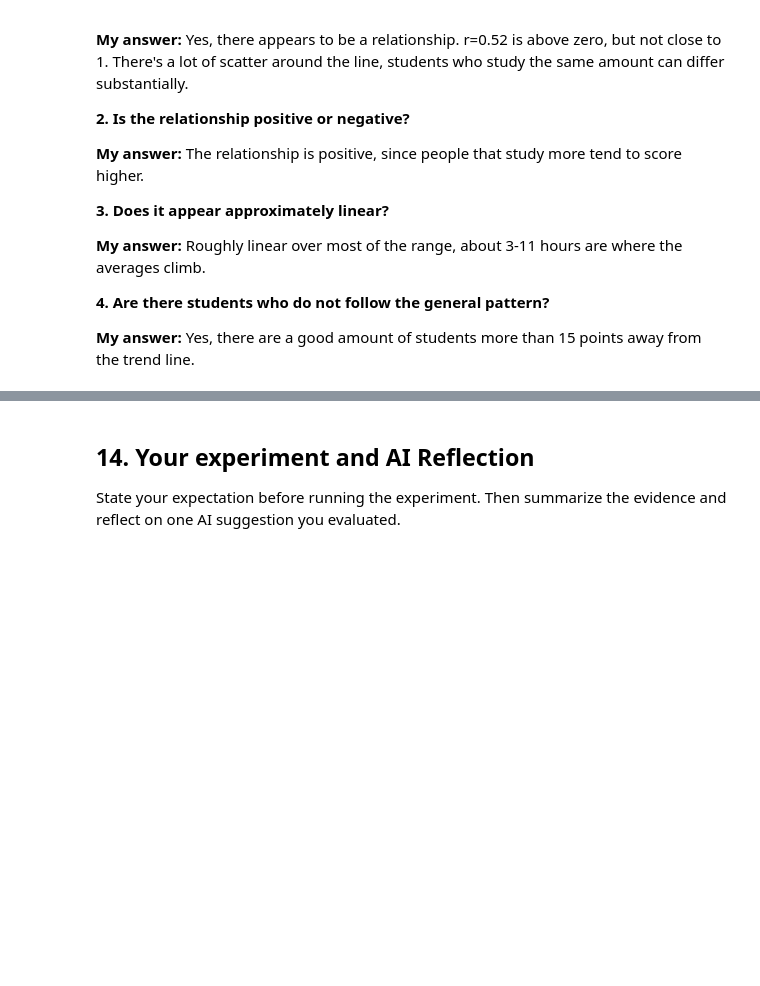
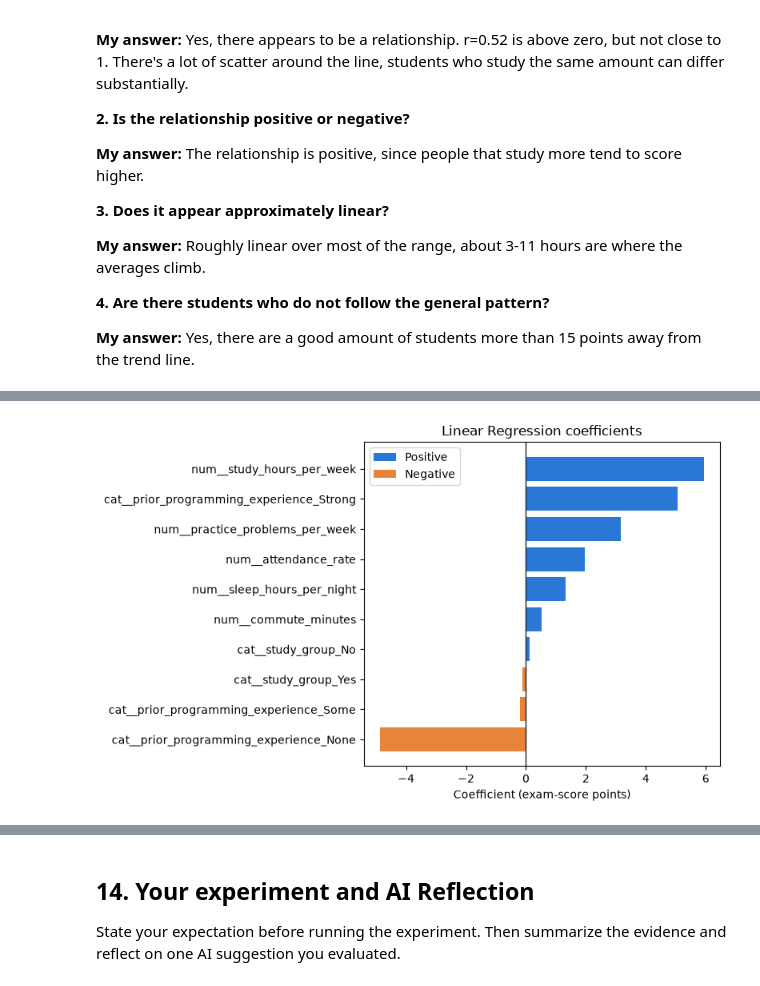
Before and after one commit to JGrade2005/CSE4095_2026, a Jupyter notebook: in_class_assignments/class9/CSE4095_Class3_Starter.ipynb, the cells around one changed output, grey strips where cells are left out. Saved outputs shown, nothing was run; the diff lists cells and outputs as text; code cells hidden in the pictures; blank space fills up the shorter version.

```diff
--- a/in_class_assignments/class9/CSE4095_Class3_Starter.ipynb
+++ b/in_class_assignments/class9/CSE4095_Class3_Starter.ipynb
@@ -326,0 +570,11 @@ Try one nonlinear regressor, such as DecisionTreeRegressor, using the same split
+# %%
+feature_names = lin_reg.named_steps["prep"].get_feature_names_out()
+linear_model = lin_reg.named_steps["model"]
+
+coef_table = pd.DataFrame({
+    "feature": feature_names,
+    "coefficient": linear_model.coef_.round(3),
+}).sort_values("coefficient", ascending=False)
+
+print(f"Intercept: {linear_model.intercept_:.3f}")
+coef_table
@@ -326,0 +594,16 @@ Try one nonlinear regressor, such as DecisionTreeRegressor, using the same split
+# %%
+positive = coef_table[coef_table["coefficient"] >= 0]
+negative = coef_table[coef_table["coefficient"] < 0]
+
+fig, ax = plt.subplots(figsize=(8, 5))
+ax.barh(positive["feature"], positive["coefficient"], color="#2a78d6", label="Positive")
+ax.barh(negative["feature"], negative["coefficient"], color="#e8833a", label="Negative")
+ax.axvline(0, color="#222222", linewidth=1)
+ax.invert_yaxis()
+ax.set_xlabel("Coefficient (exam-score points)")
+ax.set_title("Linear Regression coefficients")
+ax.legend()
+plt.tight_layout()
+plt.show()
+# %% [output]
+[figure, added]
```
Also changed, not shown: parts of 76 cells of this notebook, 4 other files.
